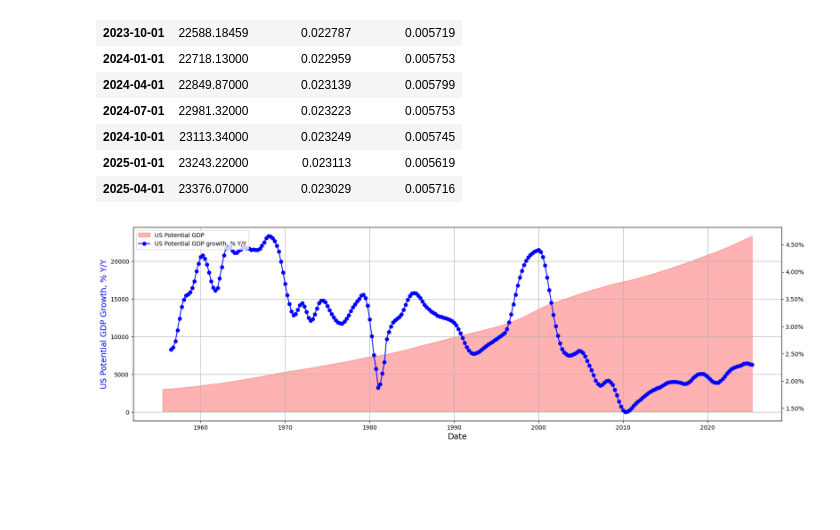
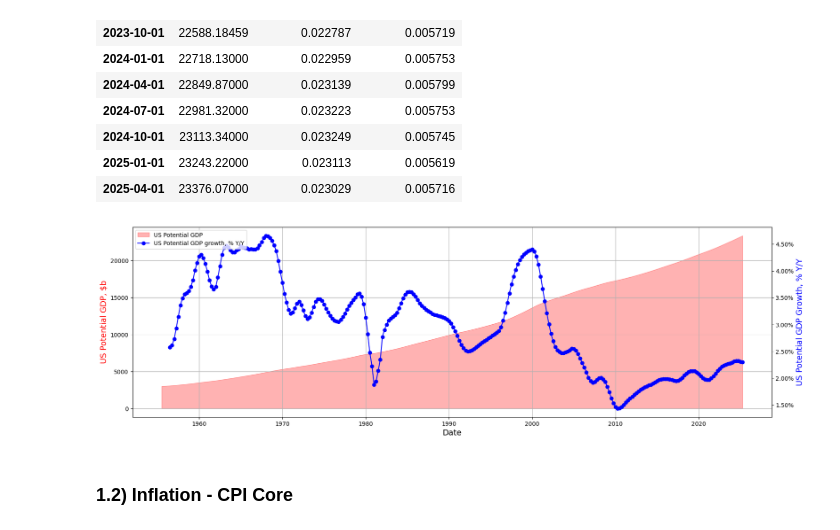
Before and after one commit to Pepe-alpa/Stock-Market-Analytics, a Jupyter notebook: 01-intro-and-data-sources/Module01_Data_Sources.ipynb, the cells around one changed output. Saved outputs shown, nothing was run; the diff lists cells and outputs as text; code cells hidden in the pictures; blank space fills up the shorter version.

```diff
--- a/01-intro-and-data-sources/Module01_Data_Sources.ipynb
+++ b/01-intro-and-data-sources/Module01_Data_Sources.ipynb
@@ -77,30 +77,32 @@ gdppot.tail(15)
 # %%
 # Visual GDPPOT
 
 import matplotlib.pyplot as plt
 import matplotlib.ticker as mtick
 
 fig, ax = plt.subplots(figsize=(20,6))
 plt.grid(True)
 
 # Plotting area under US potential GDP curve
 ax.fill_between(gdppot.index, gdppot.GDPPOT, color="red", alpha=0.3, label="US Potential GDP")
 
 # Creating a secondary y-axis for GDP growth percentage
 ax2 = ax.twinx()
 ax2.yaxis.set_major_formatter(mtick.PercentFormatter(1.0))
 ax2.plot(gdppot.gdppot_us_yoy, color="blue", marker="o", label="US Potential GDP growth, % Y/Y")
 
 # Setting labels and title
 ax.set_xlabel("Date", fontsize=14)
 ax.set_ylabel("US Potential GDP, $b", color="red", fontsize=14)
-ax.set_ylabel("US Potential GDP Growth, % Y/Y", color="blue", fontsize=14)
+ax2.set_ylabel("US Potential GDP Growth, % Y/Y", color="blue", fontsize=14)
 
 # Adding Legend
 lines, labels = ax.get_legend_handles_labels()
 lines2, labels2 = ax2.get_legend_handles_labels()
 ax2.legend(lines + lines2, labels + labels2, loc='upper left')
 
 plt.show()
 # %% [output]
-[figure, old version]
+[figure, new version]
+# %% [markdown]
+### 1.2) Inflation - CPI Core
```
Also changed, not shown: parts of 64 cells of this notebook, 3 other files.
